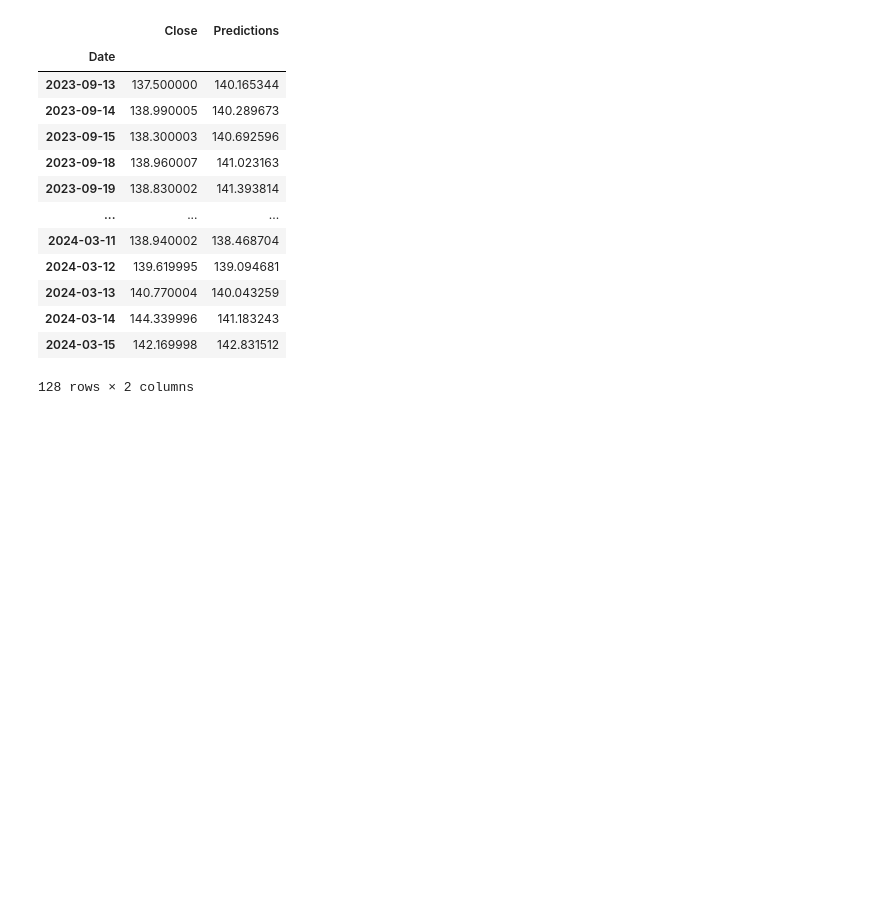
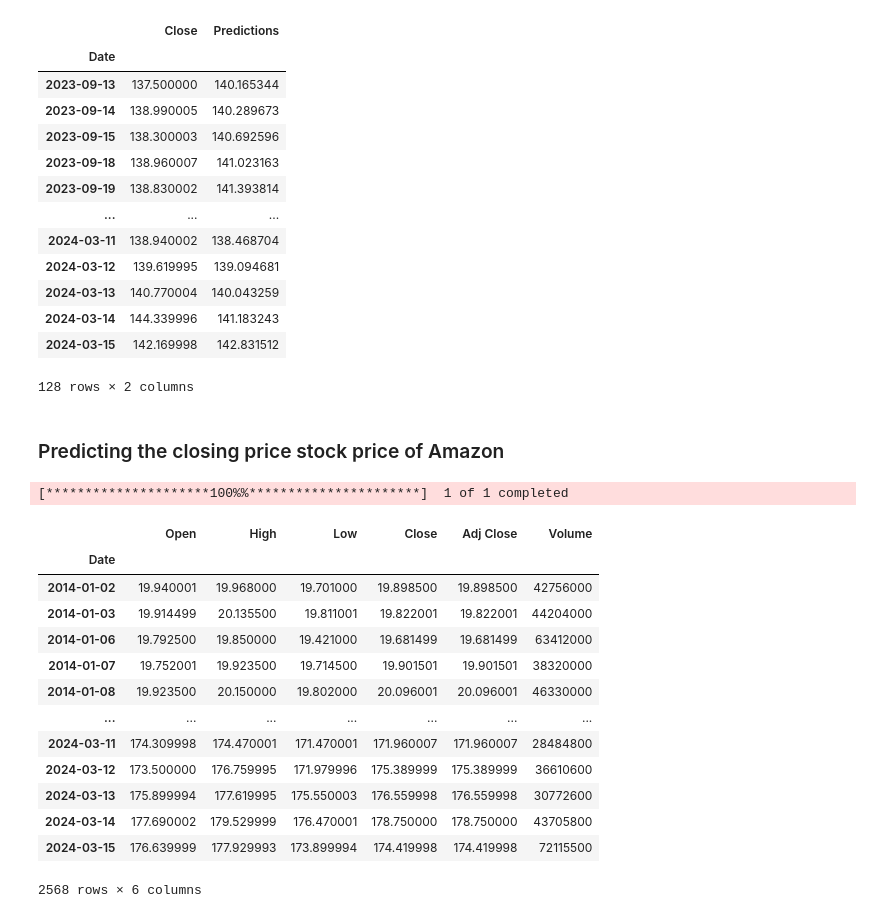
Before and after one commit to DURGABHAVANI66/Stock-Market-Analysis-and-Prediction-using-LSTM, a Jupyter notebook: code.ipynb, the cells around one changed output. Cells and saved outputs as stored; diff of their text form; code cells hidden in the pictures; blank space fills up the shorter version.

```diff
--- a/code.ipynb
+++ b/code.ipynb
@@ -1055,3 +1055,26 @@ Closing and Predicted prices for Microsoft Stocks
 | 2024-03-14 | 144.339996 | 141.183243 |
 | 2024-03-15 | 142.169998 | 142.831512 |
 128 rows × 2 columns
+# %% [markdown]
+### Predicting the closing price stock price of Amazon
+# %%
+# Get the stock quote
+df = pdr.get_data_yahoo('AMZN', start='2014-01-01', end=datetime.now())
+# Show teh data
+df
+# %% [output]
+[*********************100%%**********************]  1 of 1 completed
+|  | Open | High | Low | Close | Adj Close | Volume |
+| Date |  |  |  |  |  |  |
+| 2014-01-02 | 19.940001 | 19.968000 | 19.701000 | 19.898500 | 19.898500 | 42756000 |
+| 2014-01-03 | 19.914499 | 20.135500 | 19.811001 | 19.822001 | 19.822001 | 44204000 |
+| 2014-01-06 | 19.792500 | 19.850000 | 19.421000 | 19.681499 | 19.681499 | 63412000 |
+| 2014-01-07 | 19.752001 | 19.923500 | 19.714500 | 19.901501 | 19.901501 | 38320000 |
+| 2014-01-08 | 19.923500 | 20.150000 | 19.802000 | 20.096001 | 20.096001 | 46330000 |
+| ... | ... | ... | ... | ... | ... | ... |
+| 2024-03-11 | 174.309998 | 174.470001 | 171.470001 | 171.960007 | 171.960007 | 28484800 |
+| 2024-03-12 | 173.500000 | 176.759995 | 171.979996 | 175.389999 | 175.389999 | 36610600 |
+| 2024-03-13 | 175.899994 | 177.619995 | 175.550003 | 176.559998 | 176.559998 | 30772600 |
+| 2024-03-14 | 177.690002 | 179.529999 | 176.470001 | 178.750000 | 178.750000 | 43705800 |
+| 2024-03-15 | 176.639999 | 177.929993 | 173.899994 | 174.419998 | 174.419998 | 72115500 |
+2568 rows × 6 columns
```
Also changed, not shown: parts of 7 cells of this notebook.
